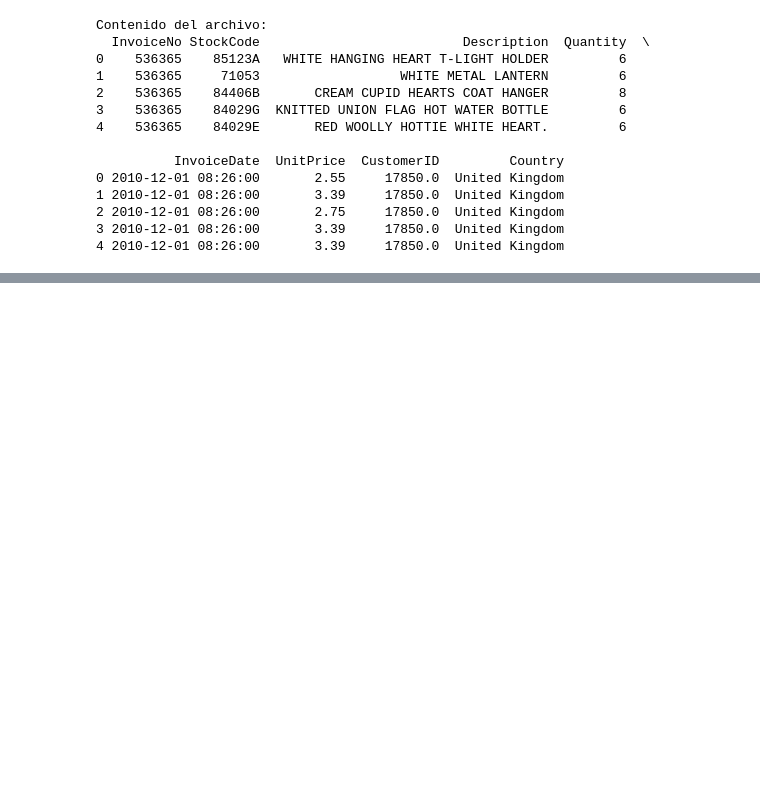
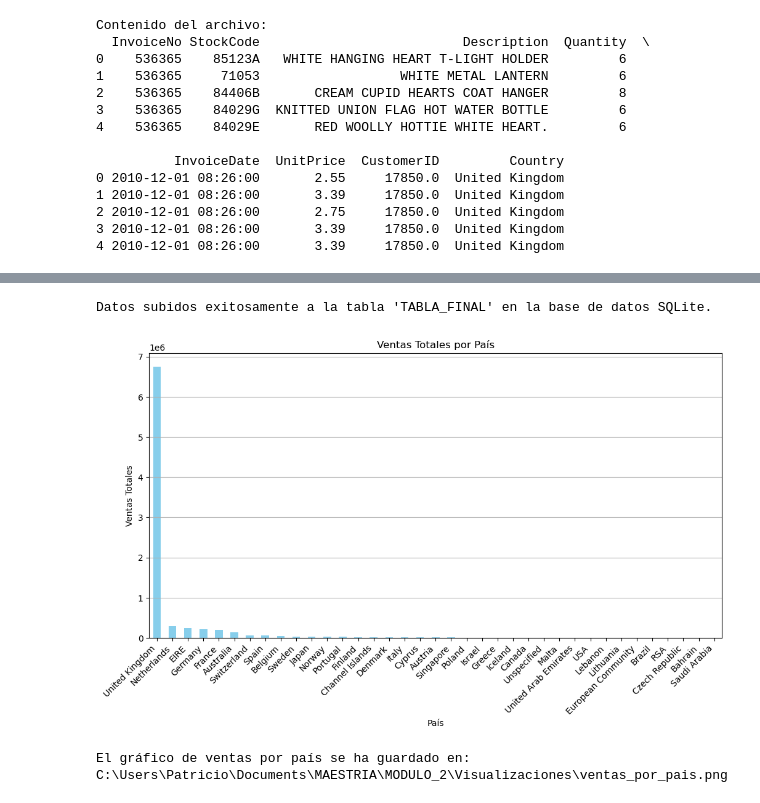
Before and after one commit to GABY210992/MODULO-2, a Jupyter notebook: Taller_1.ipynb, the cells around one changed output, grey strips where cells are left out. Cells and saved outputs as stored; diff of their text form; code cells hidden in the pictures; blank space fills up the shorter version.

```diff
--- a/Taller_1.ipynb
+++ b/Taller_1.ipynb
@@ -69,0 +222,67 @@ Cantidad de filas después de eliminar valores nulos: 470492
+# %%
+import pandas as pd
+import sqlite3
+
+# Especificar la ruta del archivo Excel limpio
+ruta_archivo_limpio = r'C:\Users\Patricio\Documents\MAESTRIA\MODULO_2\Online Retail_SEPARADO.xlsx'
+
+# Leer el archivo Excel en un DataFrame
+df_1= pd.read_excel(ruta_archivo_limpio)
+
+# Conectar o crear una base de datos SQLite
+conexion = sqlite3.connect(r'BASE_FINAL.db')
+
+# Subir el DataFrame como una tabla SQLite
+nombre_tabla = 'TABLA_FINAL'  # Puedes cambiar el nombre de la tabla
+df.to_sql(nombre_tabla, conexion, if_exists='replace', index=False)
+
+print(f"Datos subidos exitosamente a la tabla '{nombre_tabla}' en la base de datos SQLite.")
+
+# Cerrar la conexión
+conexion.close()
+# %% [output]
+Datos subidos exitosamente a la tabla 'TABLA_FINAL' en la base de datos SQLite.
+# %%
+import pandas as pd
+import matplotlib.pyplot as plt
+import os
+
+# Especificar la ruta del archivo Excel limpio
+ruta_archivo_limpio = r'C:\Users\Patricio\Documents\MAESTRIA\MODULO_2\Online Retail_SEPARADO.xlsx'
+
+# Leer el archivo Excel
+df= pd.read_excel(ruta_archivo_limpio)
+
+# Obtener el directorio del archivo Excel
+directorio_base = os.path.dirname(ruta_archivo_limpio)
+
+# Crear un subdirectorio para las visualizaciones dentro del mismo directorio del Excel
+directorio_imagenes = os.path.join(directorio_base, 'Visualizaciones')
+if not os.path.exists(directorio_imagenes):
+    os.makedirs(directorio_imagenes)
+
+### 1. Gráfico de barras: País con mayores ventas
+# Agrupar datos por país y calcular las ventas totales
+if 'Country' in df.columns and 'PrecioTotal' in df.columns:
+    ventas_por_pais = df.groupby('Country')['PrecioTotal'].sum().sort_values(ascending=False)
+
+    # Crear gráfico de barras
+    plt.figure(figsize=(12, 6))
+    ventas_por_pais.plot(kind='bar', color='skyblue')
+    plt.title('Ventas Totales por País')
+    plt.xlabel('País')
+    plt.ylabel('Ventas Totales')
+    plt.xticks(rotation=45, ha='right')  # Girar nombres de países para mejor visualización
+    plt.grid(axis='y')
+
+    # Guardar el gráfico como imagen en el subdirectorio
+    ruta_grafica = os.path.join(directorio_imagenes, 'ventas_por_pais.png')
+    plt.savefig(ruta_grafica)
+    plt.show()
+
+    print("\nEl gráfico de ventas por país se ha guardado en:", ruta_grafica)
+else:
+    print("\nLas columnas 'Country' o 'TotalPrice' no existen en el archivo. Verifica los nombres de las columnas.")
+# %% [output]
+[figure, added]
+El gráfico de ventas por país se ha guardado en: C:\Users\Patricio\Documents\MAESTRIA\MODULO_2\Visualizaciones\ventas_por_pais.png
```
Also changed, not shown: parts of 12 cells of this notebook.
